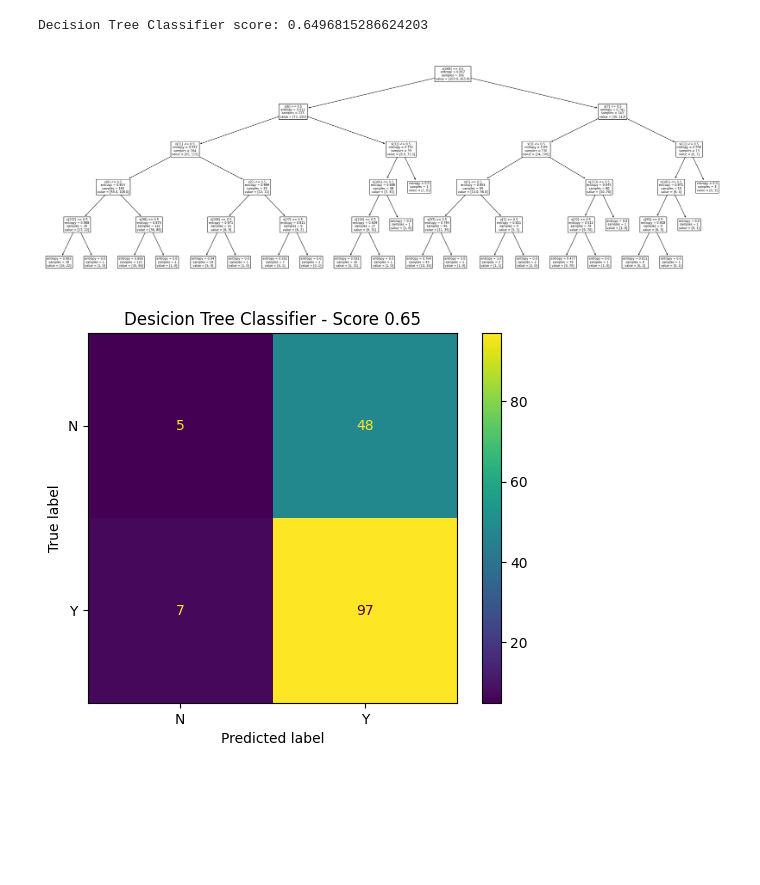
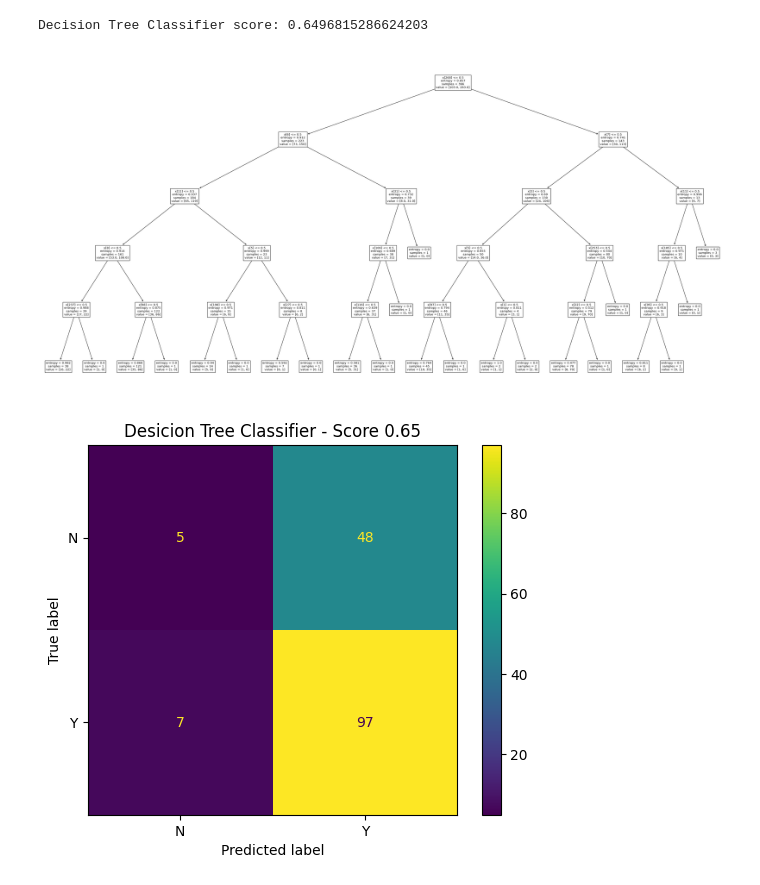
Before and after one commit to Hadronomy/solo-tid-project, a Jupyter notebook: notebooks/analysis.ipynb, the cells around one changed output. Cells and saved outputs as stored; diff of their text form; code cells hidden in the pictures; blank space fills up the shorter version.

```diff
--- a/notebooks/analysis.ipynb
+++ b/notebooks/analysis.ipynb
@@ -227,13 +227,13 @@ Decision Tree Classifier score: 0.6496815286624203
 # %%
 from sklearn import tree
 
-plt.rcParams['figure.figsize'] = (30, 10)
+plt.rcParams['figure.figsize'] = (40, 20)
 tree.plot_tree(decision_tree_classifier)
 plt.show()
 
 plt.rcdefaults()
 # %% [output]
-[figure, old version]
+[figure, new version]
 # %%
 from sklearn.metrics import ConfusionMatrixDisplay, confusion_matrix
 
```
Also changed, not shown: 6 other files.
